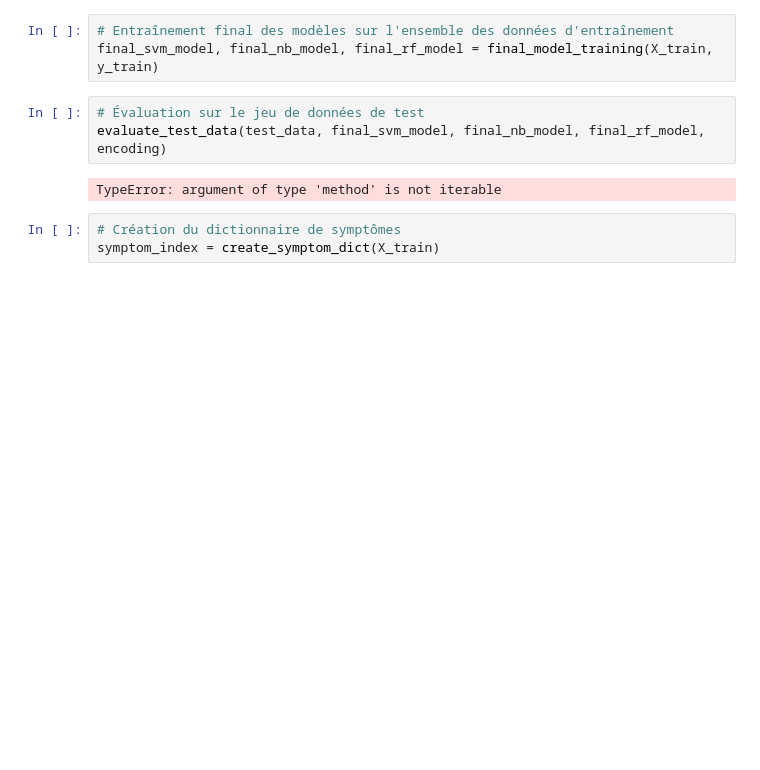
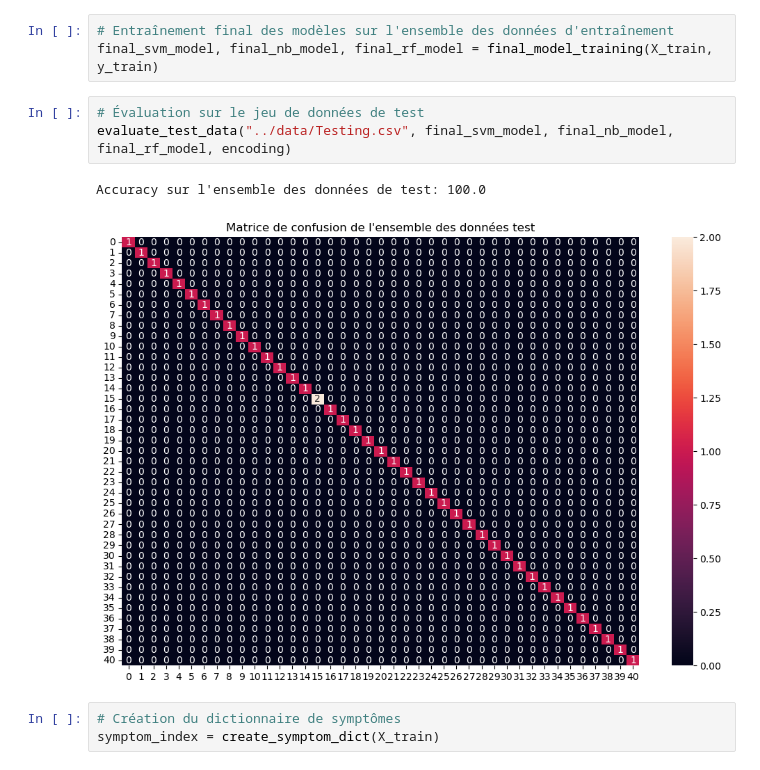
Before and after one commit to MargauxPlatier/MLops_projet, a Jupyter notebook: notebook/demo.ipynb, the cells around one changed output. Drawn from its saved outputs; the diff is of its cells as text; blank space fills up the shorter version.

```diff
--- a/notebook/demo.ipynb
+++ b/notebook/demo.ipynb
@@ -63,9 +63,10 @@ Accuracy sur les données de test : 100.0
 final_svm_model, final_nb_model, final_rf_model = final_model_training(X_train, y_train)
 # %%
 # Évaluation sur le jeu de données de test
-evaluate_test_data(test_data, final_svm_model, final_nb_model, final_rf_model, encoding)
+evaluate_test_data("../data/Testing.csv", final_svm_model, final_nb_model, final_rf_model, encoding)
 # %% [output]
-TypeError: argument of type 'method' is not iterable
+Accuracy sur l'ensemble des données de test: 100.0
+[figure, added]
 # %%
 # Création du dictionnaire de symptômes
 symptom_index = create_symptom_dict(X_train)
```
Also changed, not shown: parts of 1 cell of this notebook, 1 other file.
